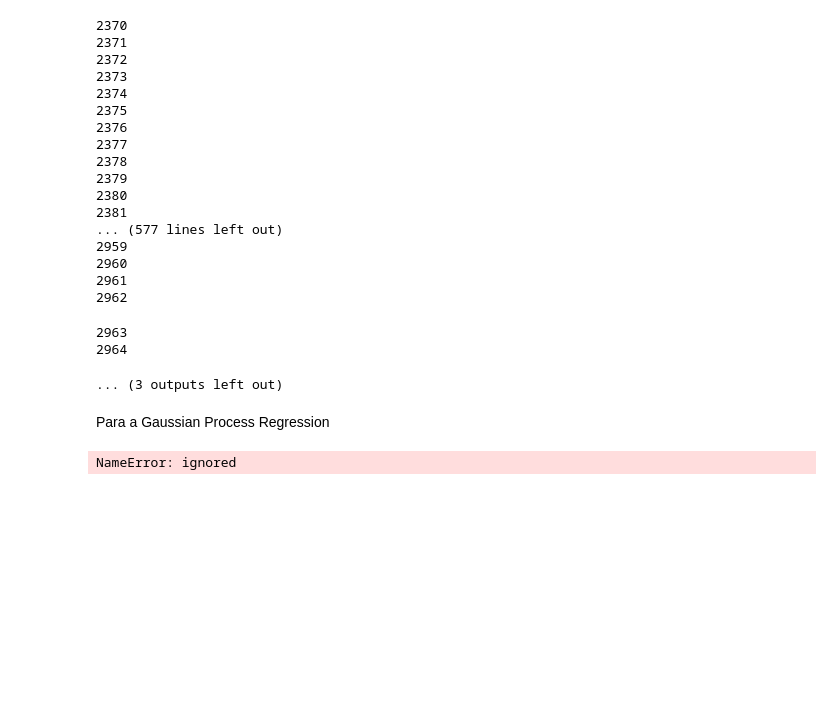
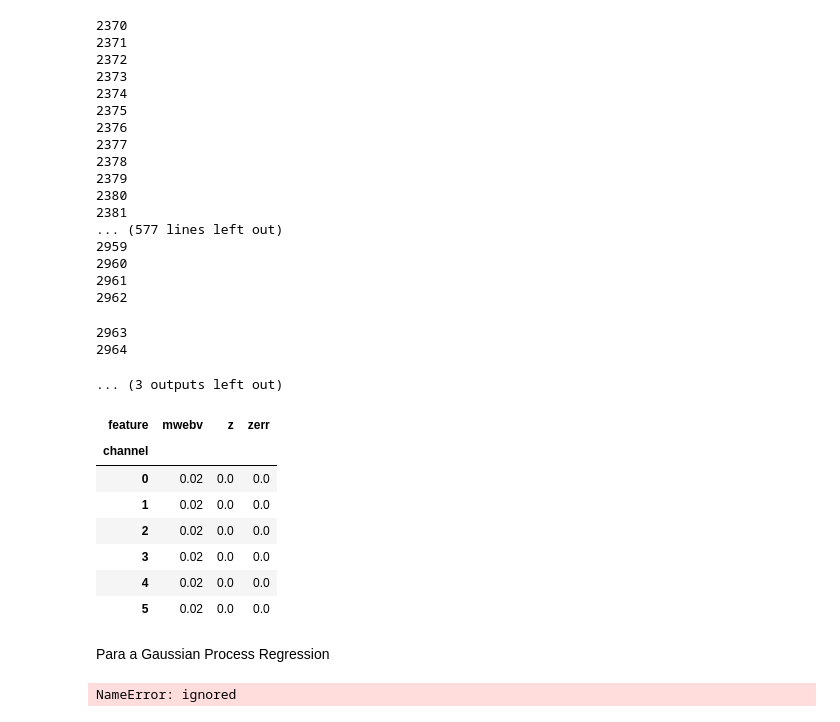
Before and after one commit to crscarpinteiro/ShootForTheStars, a Jupyter notebook: code/tiago_code_py2.ipynb, the cells around one changed output. Saved outputs shown, nothing was run; the diff lists cells and outputs as text; code cells hidden in the pictures; blank space fills up the shorter version.

```diff
--- a/code/tiago_code_py2.ipynb
+++ b/code/tiago_code_py2.ipynb
@@ -617,6 +617,18 @@ import pickle
 f = open('features.p', 'wb')   # 'wb' instead 'w' for binary file
 pickle.dump(features, f, -1)       # -1 specifies highest binary protocol
 f.close()
+# %%
+#print(len(features))
+(features[5])
+# %% [output]
+| feature | mwebv | z | zerr |
+| channel |  |  |  |
+| 0 | 0.02 | 0.0 | 0.0 |
+| 1 | 0.02 | 0.0 | 0.0 |
+| 2 | 0.02 | 0.0 | 0.0 |
+| 3 | 0.02 | 0.0 | 0.0 |
+| 4 | 0.02 | 0.0 | 0.0 |
+| 5 | 0.02 | 0.0 | 0.0 |
 # %% [markdown]
 Para a Gaussian Process Regression
 # %%
```
